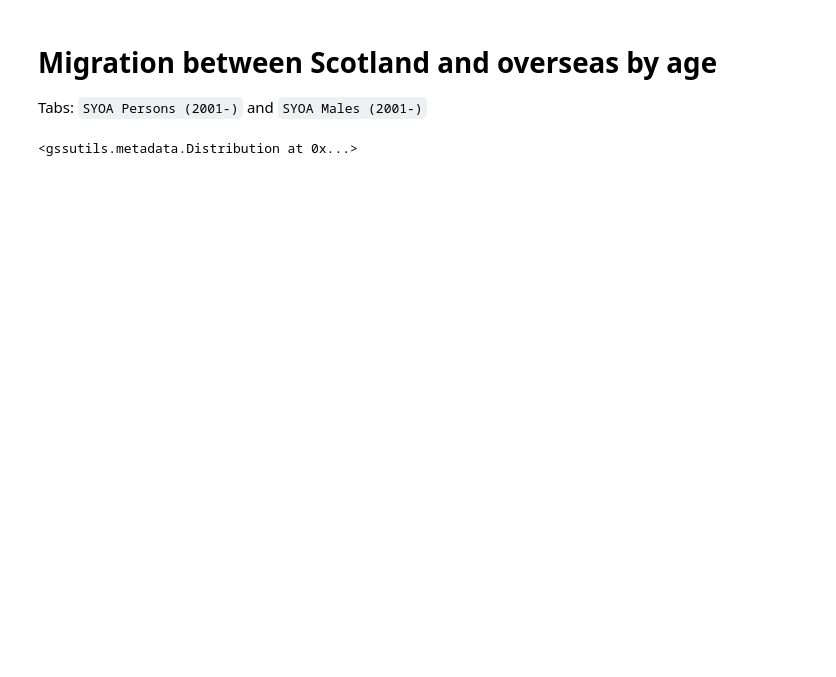
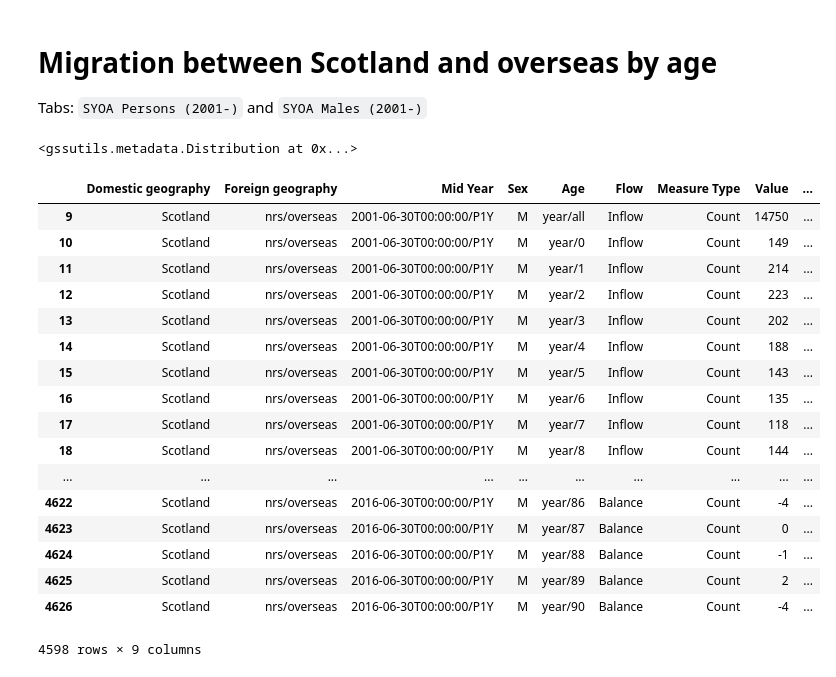
Before and after one commit to GSS-Cogs/Scotland-migration-data, a Jupyter notebook: migration-by-age-2001-to-2017-males.ipynb, the cells around one changed output. Cells and saved outputs as stored; diff of their text form; code cells hidden in the pictures; blank space fills up the shorter version.

Commit message:
Data Baker errors

```diff
--- a/migration-by-age-2001-to-2017-males.ipynb
+++ b/migration-by-age-2001-to-2017-males.ipynb
@@ -20,12 +20,15 @@ if is_interactive():
 Final_table = pd.DataFrame()
 # %%
 tab = [t for t in tabs if t.name == 'SYOA Males (2001-)'][0]
-observations = tab.excel_ref("B6").expand(RIGHT).expand(DOWN).is_not_blank().is_not_whitespace()
-age = tab.excel_ref('C5').expand(RIGHT).is_not_blank()
-flow = tab.excel_ref('A').expand(DOWN).by_index([3,23,43])
-year = tab.excel_ref('A6').expand(DOWN).filter(contains_string('-')).is_not_blank().is_not_whitespace() - tab.excel_ref('A63').expand(DOWN)
+cell = tab.filter('Year')
+age = cell.fill(RIGHT).is_not_blank().is_not_whitespace() | cell.shift(0,1).fill(RIGHT).is_not_blank().is_not_whitespace()
+year = cell.shift(0,1).expand(DOWN).is_not_blank().is_not_whitespace()
+flow = tab.filter(contains_string('migration')).is_not_blank().is_not_whitespace()
+observations = age.fill(DOWN).is_not_blank().is_not_whitespace()
+observations = observations- cell.shift(0,2) - year - flow
+
 Dimensions = [
-            HDim(year,'Mid Year',DIRECTLY, LEFT),
+            HDim(year,'Mid Year',CLOSEST, ABOVE),
             HDim(flow,'Flow',CLOSEST, ABOVE),
             HDim(age,'Age',DIRECTLY, ABOVE),
             HDimConst('Measure Type', 'Count'),
@@ -35,8 +38,6 @@ Dimensions = [
     ]
 c1 = ConversionSegment(observations, Dimensions, processTIMEUNIT=True)
 new_table = c1.topandas()
-new_table['Value'] = pd.to_numeric(new_table['OBS'], errors='coerce').fillna(0)
-new_table['Value'] = new_table['Value'].astype(int)
 new_table['Flow'] = new_table['Flow'].map(
     lambda x: {
         'In migration of males from overseas 2001-02 to latest' : 'Inflow',
@@ -44,13 +45,42 @@ new_table['Flow'] = new_table['Flow'].map(
         'Net migration of males from overseas 2001-02 to latest': 'Balance'
         }.get(x, x))
 new_table['Age'] = new_table['Age'].astype(str)
-new_table['Age'] = new_table['Age'].map(lambda cell:cell.replace('None', 'all'))
+new_table['Age'] = new_table['Age'].map(lambda cell:cell.replace('All ages', 'all'))
 new_table['Age'] = 'year/' + new_table['Age']
 new_table['Age'] = new_table['Age'].map(lambda cell:cell.replace('.0', ''))
 new_table.dropna(subset=['Mid Year'], inplace=True)
 new_table['Mid Year'] = new_table['Mid Year'].map(lambda x: str(x)[0:4]) + '-06-30T00:00:00/P1Y'
 Final_table = pd.concat([Final_table, new_table])
+# %%
+import numpy as np
+Final_table['OBS'].replace('', np.nan, inplace=True)
+Final_table.dropna(subset=['OBS'], inplace=True)
+if 'DATAMARKER' in Final_table.columns:
+    Final_table.drop(columns=['DATAMARKER'], inplace=True)
+Final_table.rename(columns={'OBS': 'Value'}, inplace=True)
+Final_table['Value'] = Final_table['Value'].astype(int)
 # %%
 Final_table['Foreign geography'] = 'nrs/overseas'
 # %%
 Final_table = Final_table[['Domestic geography','Foreign geography','Mid Year','Sex','Age','Flow','Measure Type','Value','Unit']]
+# %%
+Final_table
+# %% [output]
+|  | Domestic geography | Foreign geography | Mid Year | Sex | Age | Flow | Measure Type | Value | ... |
+| 9 | Scotland | nrs/overseas | 2001-06-30T00:00:00/P1Y | M | year/all | Inflow | Count | 14750 | ... |
+| 10 | Scotland | nrs/overseas | 2001-06-30T00:00:00/P1Y | M | year/0 | Inflow | Count | 149 | ... |
+| 11 | Scotland | nrs/overseas | 2001-06-30T00:00:00/P1Y | M | year/1 | Inflow | Count | 214 | ... |
+| 12 | Scotland | nrs/overseas | 2001-06-30T00:00:00/P1Y | M | year/2 | Inflow | Count | 223 | ... |
+| 13 | Scotland | nrs/overseas | 2001-06-30T00:00:00/P1Y | M | year/3 | Inflow | Count | 202 | ... |
+| 14 | Scotland | nrs/overseas | 2001-06-30T00:00:00/P1Y | M | year/4 | Inflow | Count | 188 | ... |
+| 15 | Scotland | nrs/overseas | 2001-06-30T00:00:00/P1Y | M | year/5 | Inflow | Count | 143 | ... |
+| 16 | Scotland | nrs/overseas | 2001-06-30T00:00:00/P1Y | M | year/6 | Inflow | Count | 135 | ... |
+| 17 | Scotland | nrs/overseas | 2001-06-30T00:00:00/P1Y | M | year/7 | Inflow | Count | 118 | ... |
+| 18 | Scotland | nrs/overseas | 2001-06-30T00:00:00/P1Y | M | year/8 | Inflow | Count | 144 | ... |
+| ... | ... | ... | ... | ... | ... | ... | ... | ... | ... |
+| 4622 | Scotland | nrs/overseas | 2016-06-30T00:00:00/P1Y | M | year/86 | Balance | Count | -4 | ... |
+| 4623 | Scotland | nrs/overseas | 2016-06-30T00:00:00/P1Y | M | year/87 | Balance | Count | 0 | ... |
+| 4624 | Scotland | nrs/overseas | 2016-06-30T00:00:00/P1Y | M | year/88 | Balance | Count | -1 | ... |
+| 4625 | Scotland | nrs/overseas | 2016-06-30T00:00:00/P1Y | M | year/89 | Balance | Count | 2 | ... |
+| 4626 | Scotland | nrs/overseas | 2016-06-30T00:00:00/P1Y | M | year/90 | Balance | Count | -4 | ... |
+4598 rows × 9 columns
```
Also changed, not shown: 7 other files.
